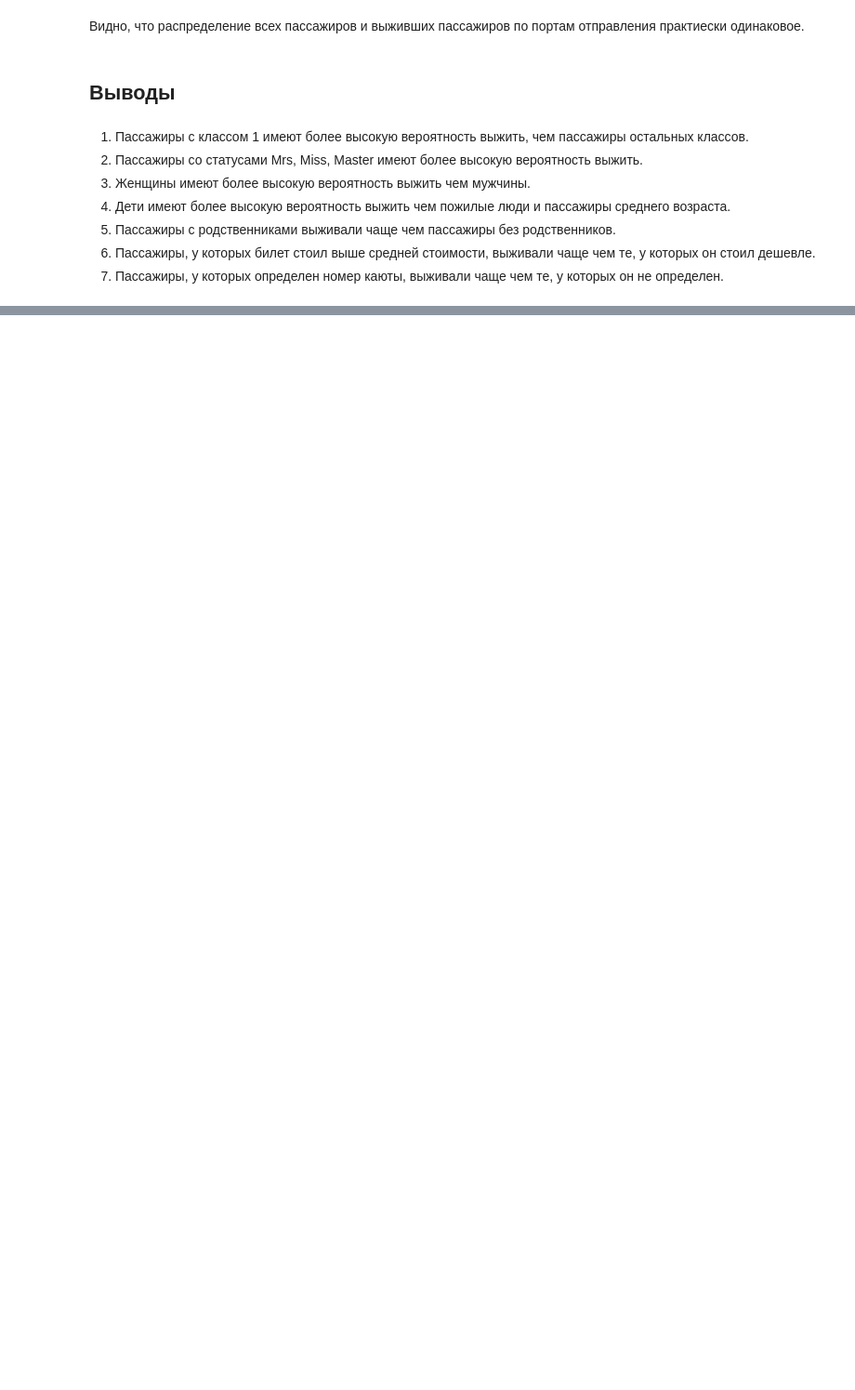
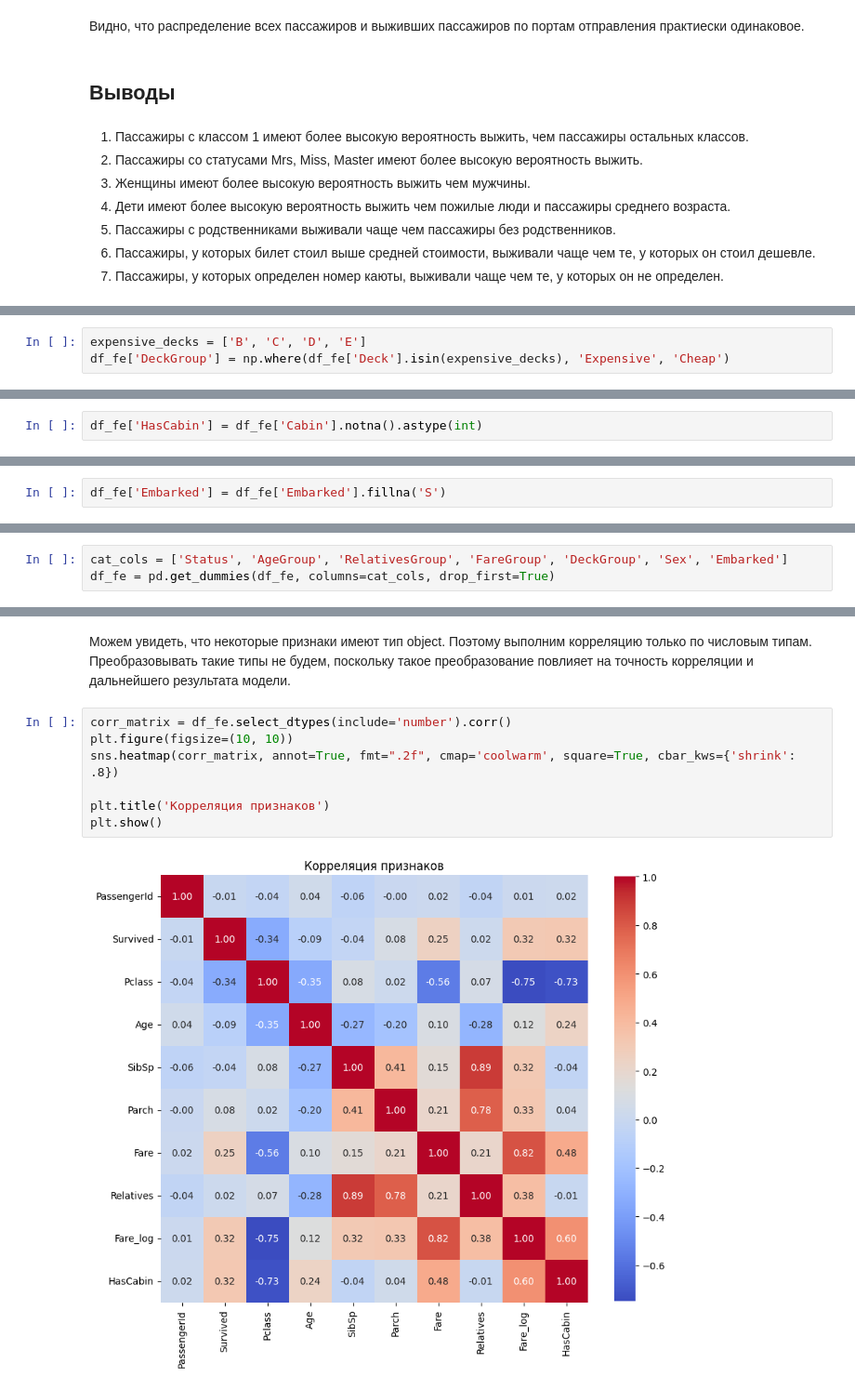
Before and after one commit to Rzhvms/Titanic_ML, a Jupyter notebook: titanic.ipynb, the cells around one changed output, grey strips where cells are left out. Shown at 93% size. Drawn from its saved outputs; the diff is of its cells as text; blank space fills up the shorter version.

```diff
--- a/titanic.ipynb
+++ b/titanic.ipynb
@@ -1085,0 +1150,3 @@ dtype: int64
+# %%
+expensive_decks = ['B', 'C', 'D', 'E']
+df_fe['DeckGroup'] = np.where(df_fe['Deck'].isin(expensive_decks), 'Expensive', 'Cheap')
@@ -1085,0 +1155,2 @@ dtype: int64
+# %%
+df_fe['HasCabin'] = df_fe['Cabin'].notna().astype(int)
@@ -1085,0 +1159,2 @@ dtype: int64
+# %%
+df_fe['Embarked'] = df_fe['Embarked'].fillna('S')
@@ -1085,0 +1163,3 @@ dtype: int64
+# %%
+cat_cols = ['Status', 'AgeGroup', 'RelativesGroup', 'FareGroup', 'DeckGroup', 'Sex', 'Embarked']
+df_fe = pd.get_dummies(df_fe, columns=cat_cols, drop_first=True)
@@ -1085,0 +1186,11 @@ dtype: int64
+# %% [markdown]
+Можем увидеть, что некоторые признаки имеют тип object. Поэтому выполним корреляцию только по числовым типам. Преобразовывать такие типы не будем, поскольку такое преобразование повлияет на точность корреляции и дальнейшего результата модели.
+# %%
+corr_matrix = df_fe.select_dtypes(include='number').corr()
+plt.figure(figsize=(10, 10))
+sns.heatmap(corr_matrix, annot=True, fmt=".2f", cmap='coolwarm', square=True, cbar_kws={'shrink': .8})
+
+plt.title('Корреляция признаков')
+plt.show()
+# %% [output]
+[figure, added]
```
Also changed, not shown: parts of 43 cells of this notebook.
